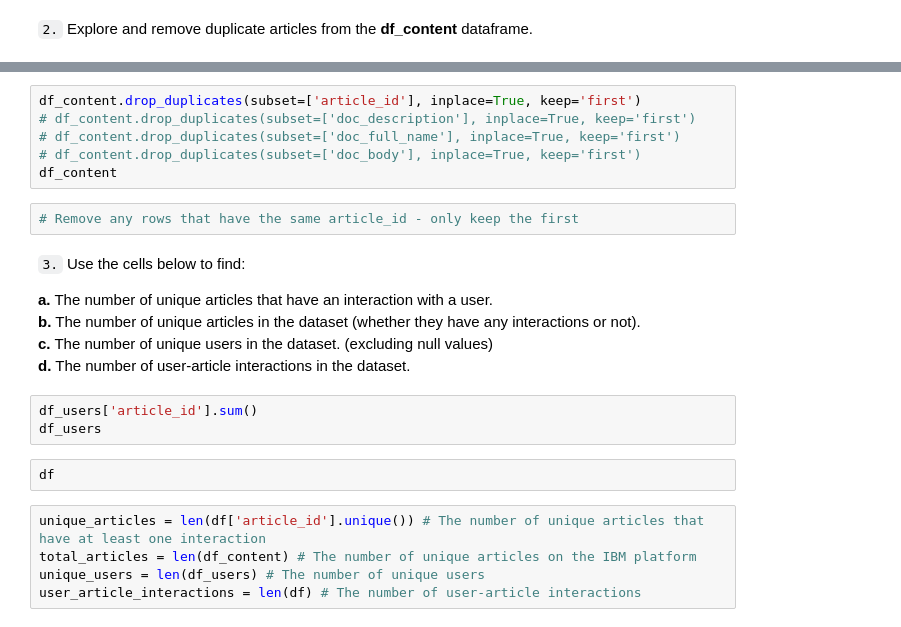
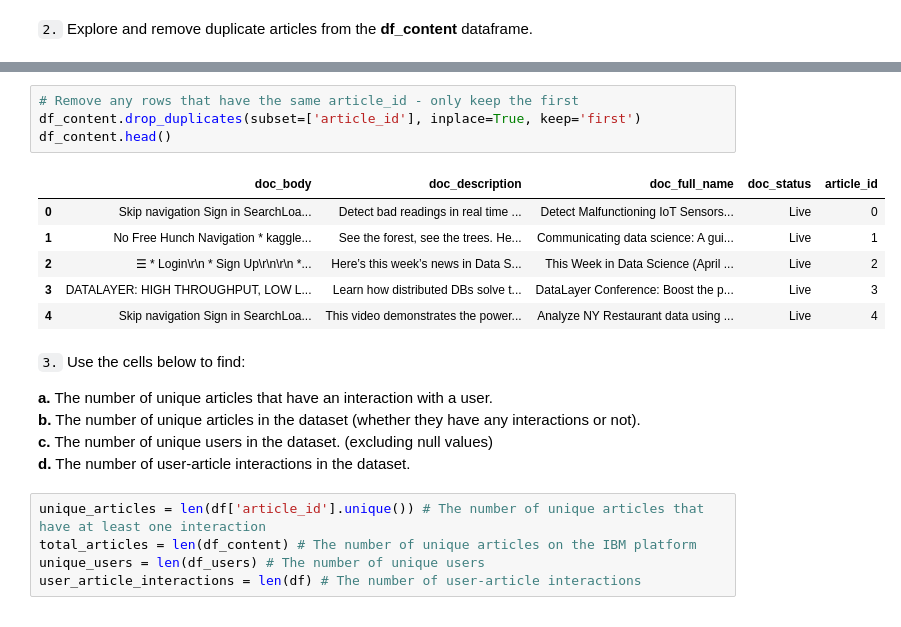
Before and after one commit to GregoryMarchesan/ibm-recomendations, a Jupyter notebook: Recommendations_with_IBM.ipynb, the cells around one changed output, grey strips where cells are left out. Cells and saved outputs as stored; diff of their text form.

```diff
--- a/Recommendations_with_IBM.ipynb
+++ b/Recommendations_with_IBM.ipynb
@@ -74,11 +127,14 @@ df_content.head()
-# %%
-df_content.drop_duplicates(subset=['article_id'], inplace=True, keep='first')
-# df_content.drop_duplicates(subset=['doc_description'], inplace=True, keep='first')
-# df_content.drop_duplicates(subset=['doc_full_name'], inplace=True, keep='first')
-# df_content.drop_duplicates(subset=['doc_body'], inplace=True, keep='first')
-df_content
 # %%
 # Remove any rows that have the same article_id - only keep the first
+df_content.drop_duplicates(subset=['article_id'], inplace=True, keep='first')
+df_content.head()
+# %% [output]
+|  | doc_body | doc_description | doc_full_name | doc_status | article_id |
+| 0 | Skip navigation Sign in SearchLoa... | Detect bad readings in real time ... | Detect Malfunctioning IoT Sensors... | Live | 0 |
+| 1 | No Free Hunch Navigation * kaggle... | See the forest, see the trees. He... | Communicating data science: A gui... | Live | 1 |
+| 2 | ☰ * Login\r\n * Sign Up\r\n\r\n *... | Here’s this week’s news in Data S... | This Week in Data Science (April ... | Live | 2 |
+| 3 | DATALAYER: HIGH THROUGHPUT, LOW L... | Learn how distributed DBs solve t... | DataLayer Conference: Boost the p... | Live | 3 |
+| 4 | Skip navigation Sign in SearchLoa... | This video demonstrates the power... | Analyze NY Restaurant data using ... | Live | 4 |
 # %% [markdown]
 `3.` Use the cells below to find:
 
@@ -86,11 +142,6 @@ df_content
 **b.** The number of unique articles in the dataset (whether they have any interactions or not).<br>
 **c.** The number of unique users in the dataset. (excluding null values) <br>
 **d.** The number of user-article interactions in the dataset.
-# %%
-df_users['article_id'].sum()
-df_users
-# %%
-df
 # %%
 unique_articles = len(df['article_id'].unique()) # The number of unique articles that have at least one interaction
 total_articles = len(df_content) # The number of unique articles on the IBM platform
```
Also changed, not shown: parts of 38 cells of this notebook.
